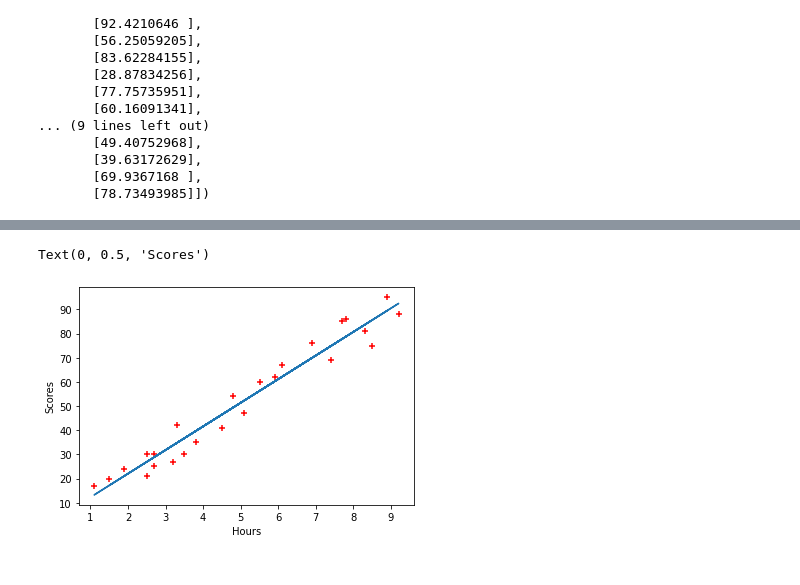
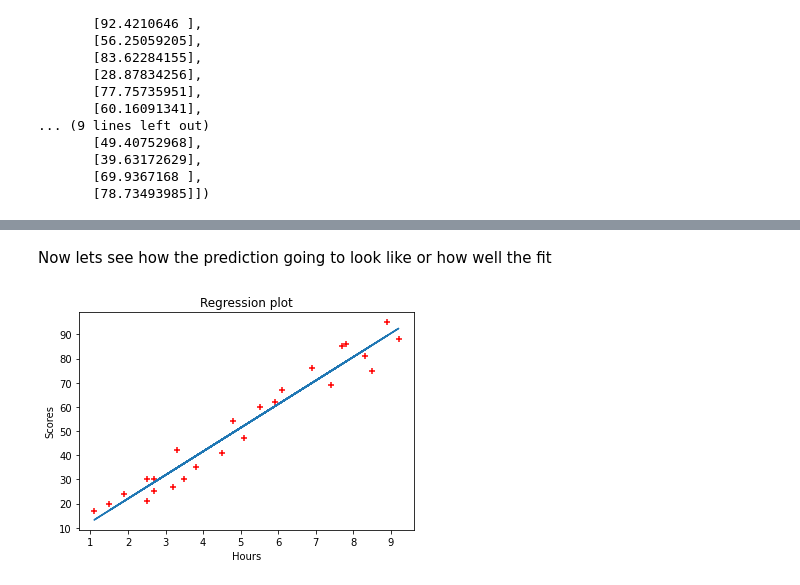
Before and after one commit to Gowri1997/TSF-Task1, a Jupyter notebook: Task-1.ipynb, the cells around one changed output, grey strips where cells are left out. Cells and saved outputs as stored; diff of their text form; code cells hidden in the pictures.

```diff
--- a/Task-1.ipynb
+++ b/Task-1.ipynb
@@ -108,3 +144,6 @@ array([[26.92318188],
        [39.63172629],
        [69.9367168 ],
        [78.73493985]])
+# %%
+student_score['Predicted Scores']=score_model.predict(student_score[['Hours']])
+student_score
@@ -111,8 +168,11 @@ array([[26.92318188],
+# %% [markdown]
+Now lets see how the prediction going to look like or how well the fit
 # %%
 plt.scatter(student_score[['Hours']],student_score[['Scores']],color='r',marker='+')
 plt.plot(student_score[['Hours']],score_model.predict(student_score[['Hours']]).astype(float))
 plt.xlabel('Hours')
 plt.ylabel('Scores')
+plt.title("Regression plot")
+plt.show()
 # %% [output]
-Text(0, 0.5, 'Scores')
-[figure, old version]
+[figure, new version]
```
Also changed, not shown: parts of 12 cells of this notebook.
